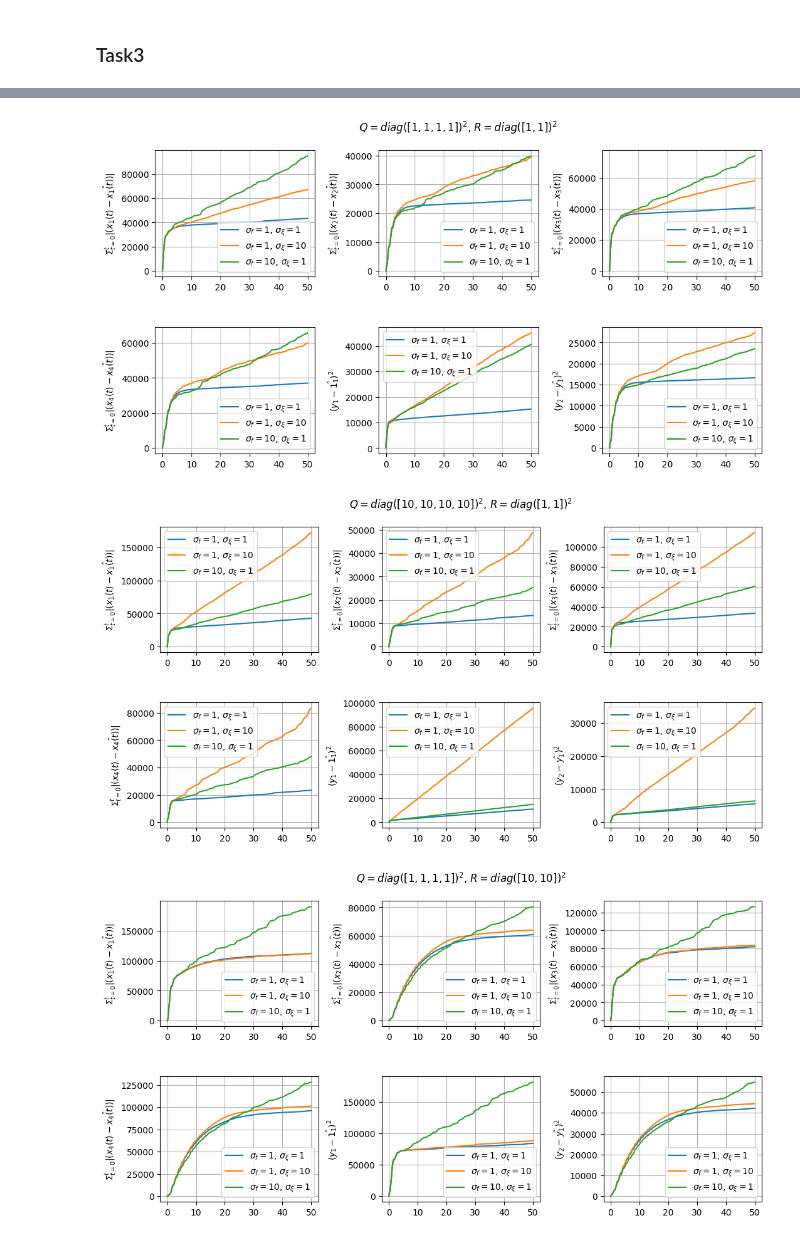
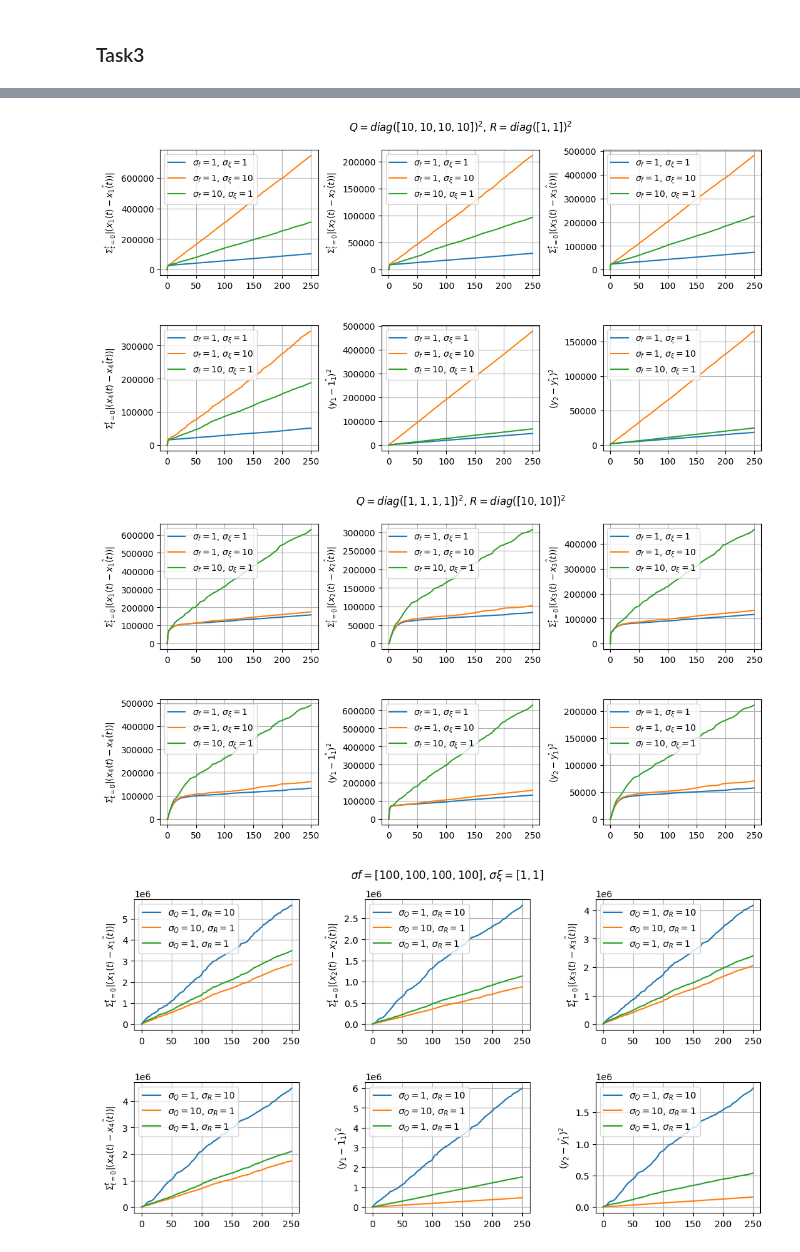
Before and after one commit to lalayants/control-theory-itmo-2023-2024, a Jupyter notebook: spring/Lab10/lab10.ipynb, the cells around one changed output, grey strips where cells are left out. Drawn from its saved outputs; the diff is of its cells as text; code cells hidden in the pictures.

```diff
--- a/spring/Lab10/lab10.ipynb
+++ b/spring/Lab10/lab10.ipynb
@@ -264,6 +314,6 @@ def system_with_noise_output(a, c, std_f, std_xi, t, x0):
 # %%
-ts = get_t(50)
-std_q, std_r = ([1] * 4, [1] * 2)
+ts = get_t(250)
+std_q, std_r = ([10] * 4, [1] * 2)
 fs_xis = [([10] * 4, [1] * 2), ([1] * 4, [10] * 2), ([1] * 4, [1] * 2)]
 fs_xis = fs_xis[::-1]
 # fs_xis = [([1] * 4, [1] * 2), ([10] * 4, [10] * 2)]
@@ -312,12 +362,12 @@ ax[1, 2].grid()
 ax[1, 2].legend()
 ax[1, 2].set_ylabel(r'$ (y_2 - \hat{y_1})^2 $')
 
-plt.savefig(f'{SAVE_PATH}/task3_1_1_diff_noises.jpg')
+plt.savefig(f'{SAVE_PATH}/task3_10_1_diff_noises.jpg')
 # %% [output]
-[figure, old version]
+[figure, new version]
 # %%
-ts = get_t(50)
-std_q, std_r = ([10] * 4, [1] * 2)
+ts = get_t(250)
+std_q, std_r = ([1] * 4, [10] * 2)
 fs_xis = [([10] * 4, [1] * 2), ([1] * 4, [10] * 2), ([1] * 4, [1] * 2)]
 fs_xis = fs_xis[::-1]
 # fs_xis = [([1] * 4, [1] * 2), ([10] * 4, [10] * 2)]
@@ -366,60 +416,59 @@ ax[1, 2].grid()
 ax[1, 2].legend()
 ax[1, 2].set_ylabel(r'$ (y_2 - \hat{y_1})^2 $')
 
-plt.savefig(f'{SAVE_PATH}/task3_10_1_diff_noises.jpg')
+plt.savefig(f'{SAVE_PATH}/task3_1_10_diff_noises.jpg')
 # %% [output]
-[figure, old version]
+[figure, new version]
 # %%
-ts = get_t(50)
-std_q, std_r = ([1] * 4, [10] * 2)
-fs_xis = [([10] * 4, [1] * 2), ([1] * 4, [10] * 2), ([1] * 4, [1] * 2)]
-fs_xis = fs_xis[::-1]
-# fs_xis = [([1] * 4, [1] * 2), ([10] * 4, [10] * 2)]
+ts = get_t(250)
+qs_rs = [([1] * 4, [10] * 2), ([10] * 4, [1] * 2), ([1] * 4, [1] * 2)]
+std_f, std_xi = ([100] * 4, [1] * 2)
 
-sys_obs = generate_sys_from_Kalman(A, C, std_q, std_r)
+y, xi = system_with_noise_output(A, C, std_f, std_xi, ts, task1_x0)
+
 fig, ax = plt.subplots(2, 3, figsize=(12, 6))
-fig.suptitle(f"$Q=diag({std_q})^2$, $R=diag({std_r})^2$")
+fig.suptitle(f"$\\sigma f = {std_f}$, $ \\sigma \\xi = {std_xi}$")
 plt.subplots_adjust(left=0.1, bottom=0.1, right=0.9, top=0.9, wspace=0.4,hspace=0.4)
 
 metric = lambda y, y_obs : np.cumsum(np.abs(y - y_obs))
-for std_f, std_xi in fs_xis:
-    y, xi = system_with_noise_output(A, C, std_f, std_xi, ts, task1_x0)
+for std_q, std_r in qs_rs:
+    sys_obs = generate_sys_from_Kalman(A, C, std_q, std_r)
     y_obs = control.forced_response(sys_obs, ts, X0=np.array([[10], [4], [-10], [5]]), U=y.outputs + xi.reshape((2, -1)))
-    ax[0, 0].plot(ts, metric(y.states[0], y_obs.states[0]) ,label=f"$\sigma_f={std_f[0]}$, $\sigma_\\xi={std_xi[0]}$")
+    ax[0, 0].plot(ts, metric(y.states[0], y_obs.states[0]) ,label=f"$\sigma_Q={std_q[0]}$, $\sigma_R={std_r[0]}$")
 
-    ax[0, 1].plot(ts, metric(y.states[1], y_obs.states[1]),label=f"$\sigma_f={std_f[0]}$, $\sigma_\\xi={std_xi[0]}$")
+    ax[0, 1].plot(ts, metric(y.states[1], y_obs.states[1]),label=f"$\sigma_Q={std_q[0]}$, $\sigma_R={std_r[0]}$")
 
-    ax[0, 2].plot(ts, metric(y.states[2], y_obs.states[2]),label=f"$\sigma_f={std_f[0]}$, $\sigma_\\xi={std_xi[0]}$")
+    ax[0, 2].plot(ts, metric(y.states[2], y_obs.states[2]),label=f"$\sigma_Q={std_q[0]}$, $\sigma_R={std_r[0]}$")
 
-    ax[1, 0].plot(ts, metric(y.states[3], y_obs.states[3]),label=f"$\sigma_f={std_f[0]}$, $\sigma_\\xi={std_xi[0]}$")
+    ax[1, 0].plot(ts, metric(y.states[3], y_obs.states[3]),label=f"$\sigma_Q={std_q[0]}$, $\sigma_R={std_r[0]}$")
 
-    ax[1, 1].plot(ts, metric(y.outputs[0], y_obs.outputs[0]),label=f"$\sigma_f={std_f[0]}$, $\sigma_\\xi={std_xi[0]}$")
+    ax[1, 1].plot(ts, metric(y.outputs[0], y_obs.outputs[0]),label=f"$\sigma_Q={std_q[0]}$, $\sigma_R={std_r[0]}$")
 
-    ax[1, 2].plot(ts, metric(y.outputs[1], y_obs.outputs[1]),label=f"$\sigma_f={std_f[0]}$, $\sigma_\\xi={std_xi[0]}$")
+    ax[1, 2].plot(ts, metric(y.outputs[1], y_obs.outputs[1]),label=f"$\sigma_Q={std_q[0]}$, $\sigma_R={std_r[0]}$")
 ax[0, 0].grid()
 ax[0, 0].legend()
 ax[0, 0].set_ylabel(r'$ \Sigma_{t=0}^t |(x_1(t) - \hat{x_1(t)})| $')
 
 ax[0, 1].grid()
 ax[0, 1].legend()
 ax[0, 1].set_ylabel(r'$ \Sigma_{t=0}^t |(x_2(t) - \hat{x_2(t)})|  $')
 
 ax[0, 2].grid()
 ax[0, 2].legend()
 ax[0, 2].set_ylabel(r'$ \Sigma_{t=0}^t |(x_3(t) - \hat{x_3(t)})|  $')
 
 ax[1, 0].grid()
 ax[1, 0].legend()
 ax[1, 0].set_ylabel(r'$ \Sigma_{t=0}^t |(x_4(t) - \hat{x_4(t)})|  $')
 
 ax[1, 1].grid()
 ax[1, 1].legend()
 ax[1, 1].set_ylabel(r'$ (y_1 - \hat{1_1})^2 $')
 
 ax[1, 2].grid()
 ax[1, 2].legend()
 ax[1, 2].set_ylabel(r'$ (y_2 - \hat{y_1})^2 $')
 
-plt.savefig(f'{SAVE_PATH}/task3_1_10_diff_noises.jpg')
+plt.savefig(f'{SAVE_PATH}/task3_{std_f[0]}_{std_xi[0]}_diff_qr.jpg')
 # %% [output]
-[figure, old version]
+[figure, new version]
```
Also changed, not shown: parts of 8 cells of this notebook.
